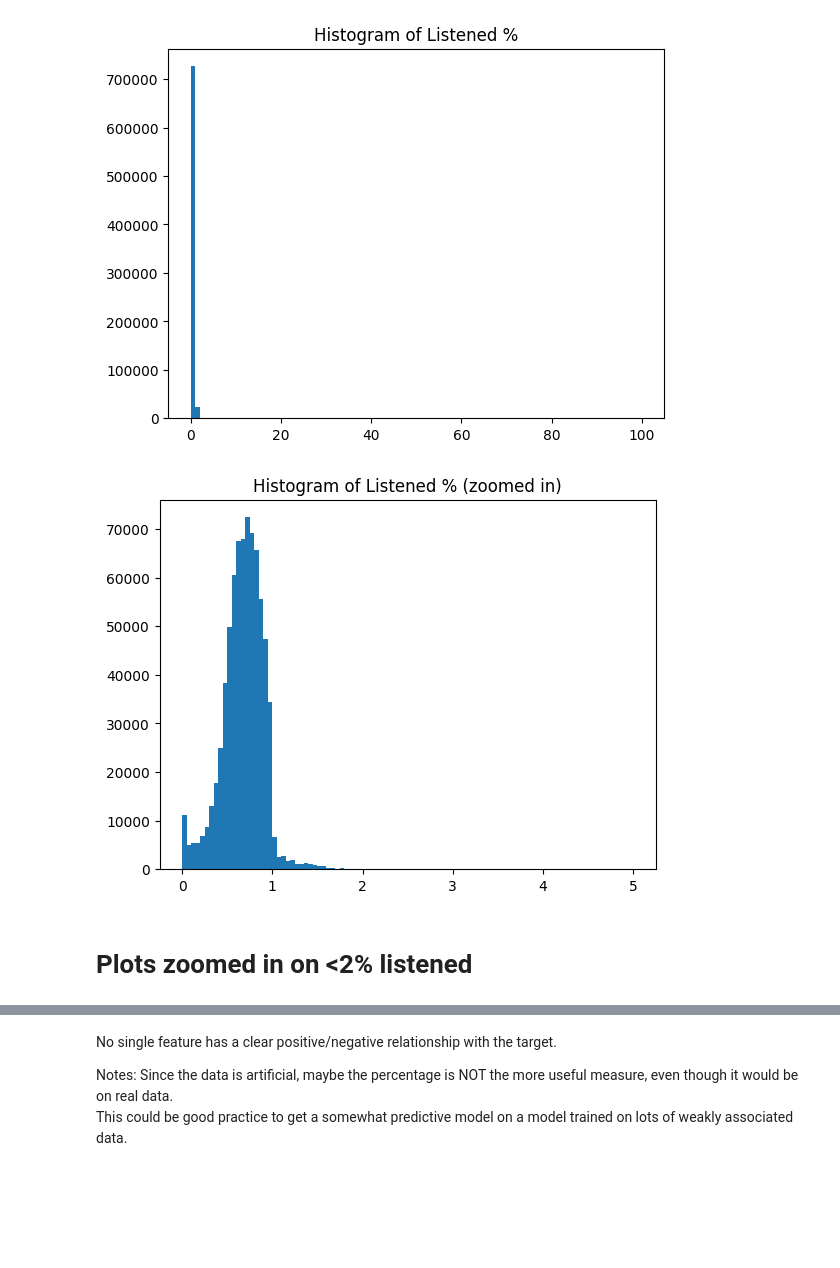
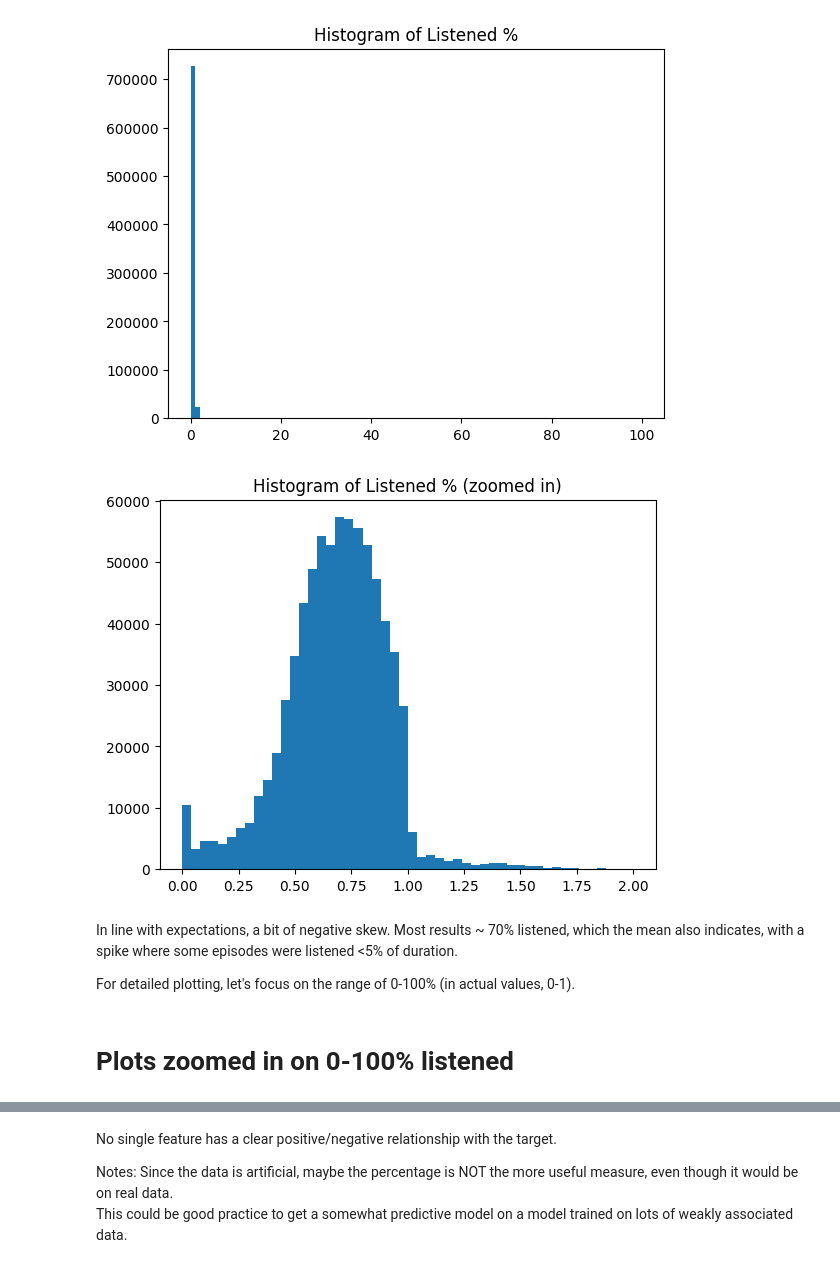
Before and after one commit to Mkranj/podcast_listening_time, a Jupyter notebook: EDA.ipynb, the cells around one changed output, grey strips where cells are left out. Saved outputs shown, nothing was run; the diff lists cells and outputs as text; code cells hidden in the pictures; blank space fills up the shorter version.

```diff
--- a/EDA.ipynb
+++ b/EDA.ipynb
@@ -480,21 +485,20 @@ _ = plt.title("Histogram of Listened %")
 # %% [output]
 [figure]
 # %%
-# Even THAT is much overshot!
-# real values <10% for almost all listens
-
+# zoom in even more
 
 plt.hist(training.Listened_percent,
-        range = (0, 5) # even here we have to limit the range because some outliers are > 800
-        ,bins = 100
+        range = (0, 2) # so, only looking at max 200% listening time
+        ,bins = 50
         )
 
 _ = plt.title("Histogram of Listened % (zoomed in)")
-# less than 1% !!!
-# So to be useful, graphs should be focused on the part of the dataset where
-# this percentage is <2%
 # %% [output]
-[figure, old version]
+[figure, new version]
+# %% [markdown]
+In line with expectations, a bit of negative skew. Most results ~ 70% listened, which the mean also indicates, with a spike where some episodes were listened <5% of duration.
+
+For detailed plotting, let's focus on the range of 0-100% (in actual values, 0-1).
 # %% [markdown]
-# Plots zoomed in on <2% listened
+# Plots zoomed in on 0-100% listened
 # %%
```
Also changed, not shown: parts of 27 cells of this notebook.
